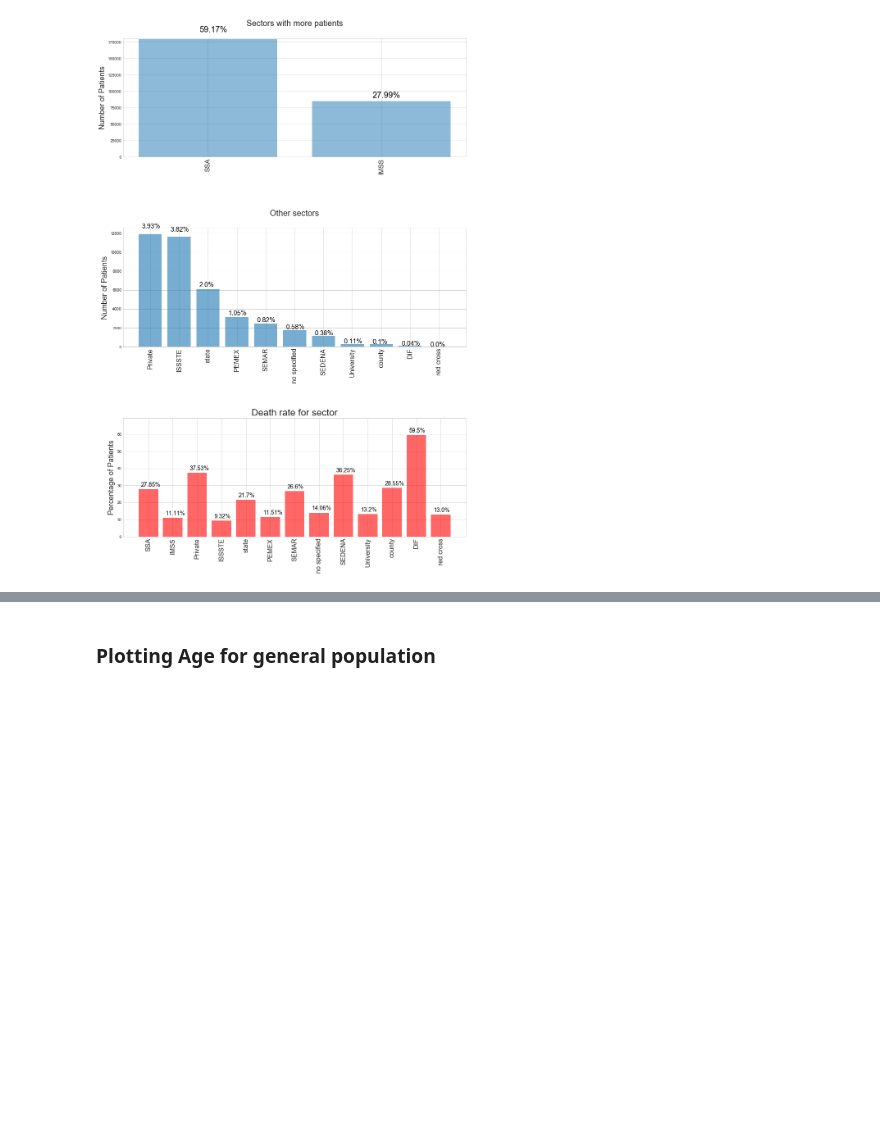
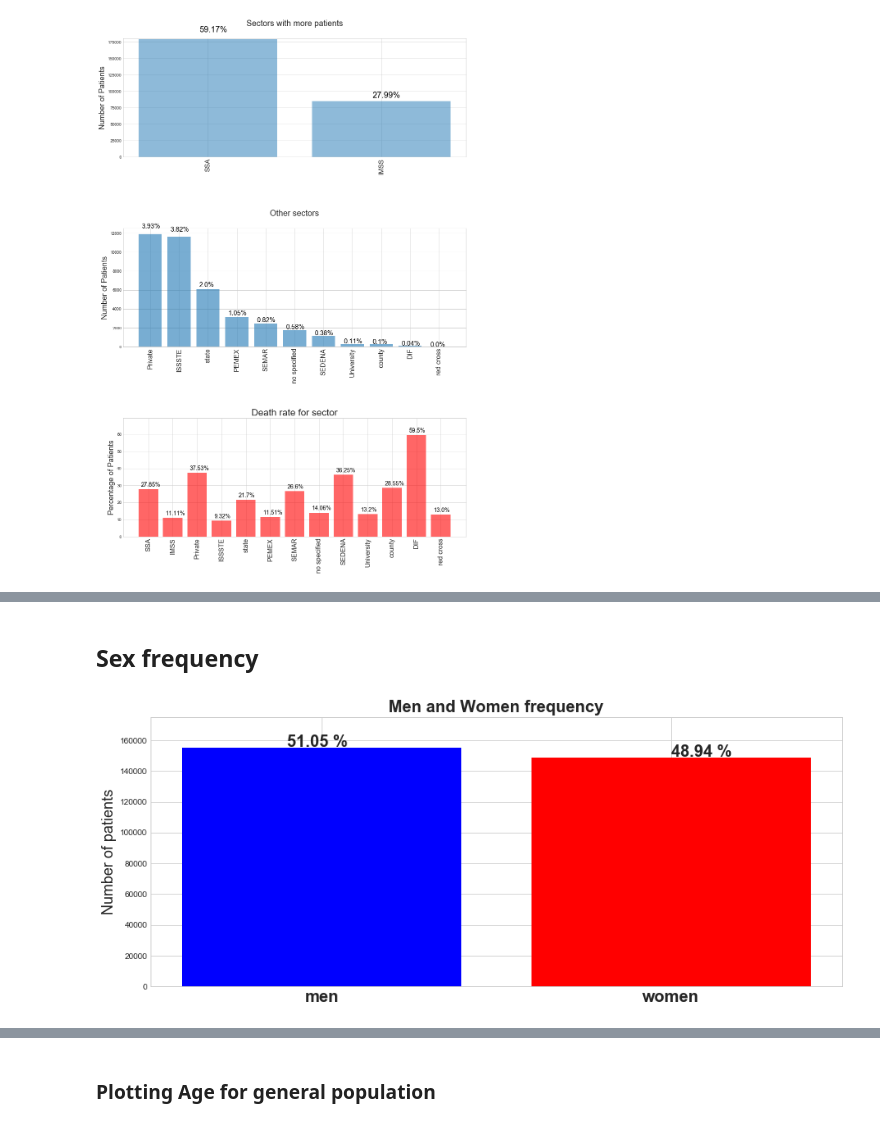
Before and after one commit to mesielepush/Covid19-Mexico-Data-Analysis-Jupyter-Notebook, a Jupyter notebook: MexicoCovidDescriptiveGeneral.ipynb, the cells around one changed output, grey strips where cells are left out. Cells and saved outputs as stored; diff of their text form; code cells hidden in the pictures; blank space fills up the shorter version.

```diff
--- a/MexicoCovidDescriptiveGeneral.ipynb
+++ b/MexicoCovidDescriptiveGeneral.ipynb
@@ -150,0 +132,21 @@ plt_actives(plot_max_min ,min_max_states, trim=20)
+# %% [markdown]
+## Sex frequency
+# %%
+men  = Covid('all').patients().men().data
+women= Covid('all').patients().women().data
+
+plt.close('all')
+plt.rcParams["figure.figsize"] = (15,6)
+
+plt.bar(['men','women'],[len(men),len(women)],color=['b','r'])
+
+plt.text(1,len(women)+1000,str((len(women)/len(Covid('all').patients().data))*100)[:5]+' %',fontsize=20, fontweight='bold')
+plt.text(-0.1,len(men)+1000,str((len(men)/len(Covid('all').patients().data))*100)[:5]+' %',fontsize=20, fontweight='bold')
+
+plt.ylabel('Number of patients', fontsize = 18)
+plt.ylim(0,len(men)+20000)
+plt.title('Men and Women frequency', fontsize=20, fontweight='bold')
+plt.xticks(fontsize=20, fontweight='bold')
+plt.show()
+# %% [output]
+[figure, added]
```
Also changed, not shown: parts of 23 cells of this notebook, 1 other file.
